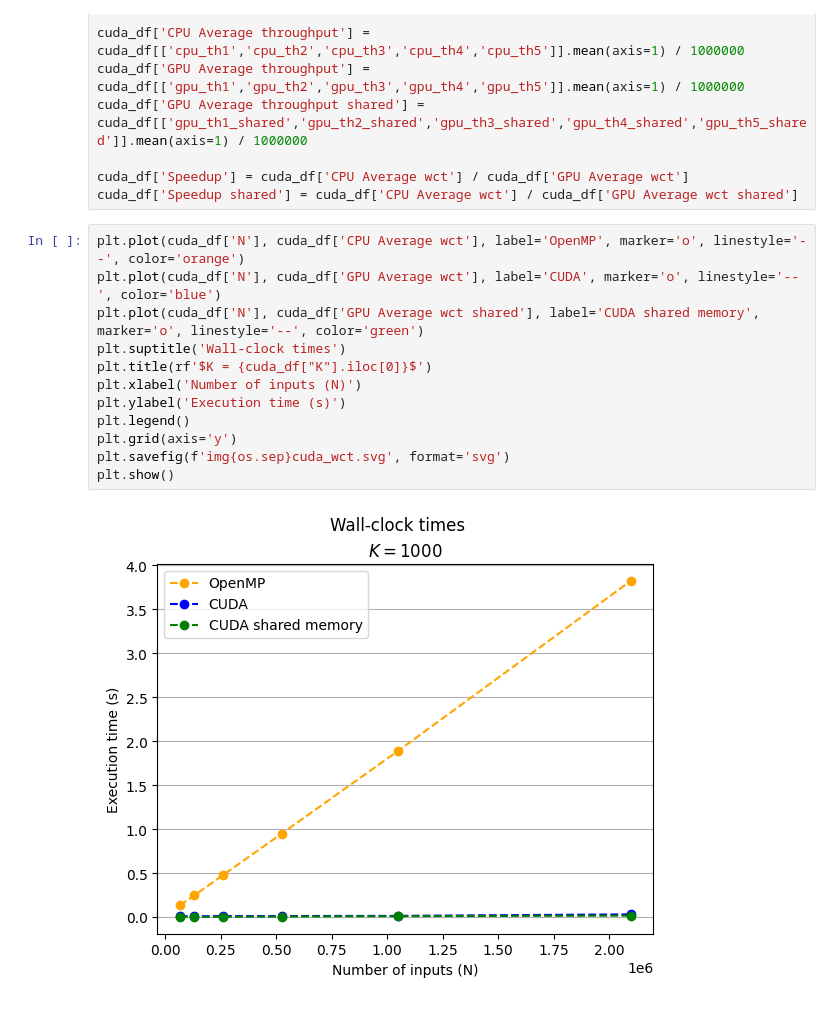
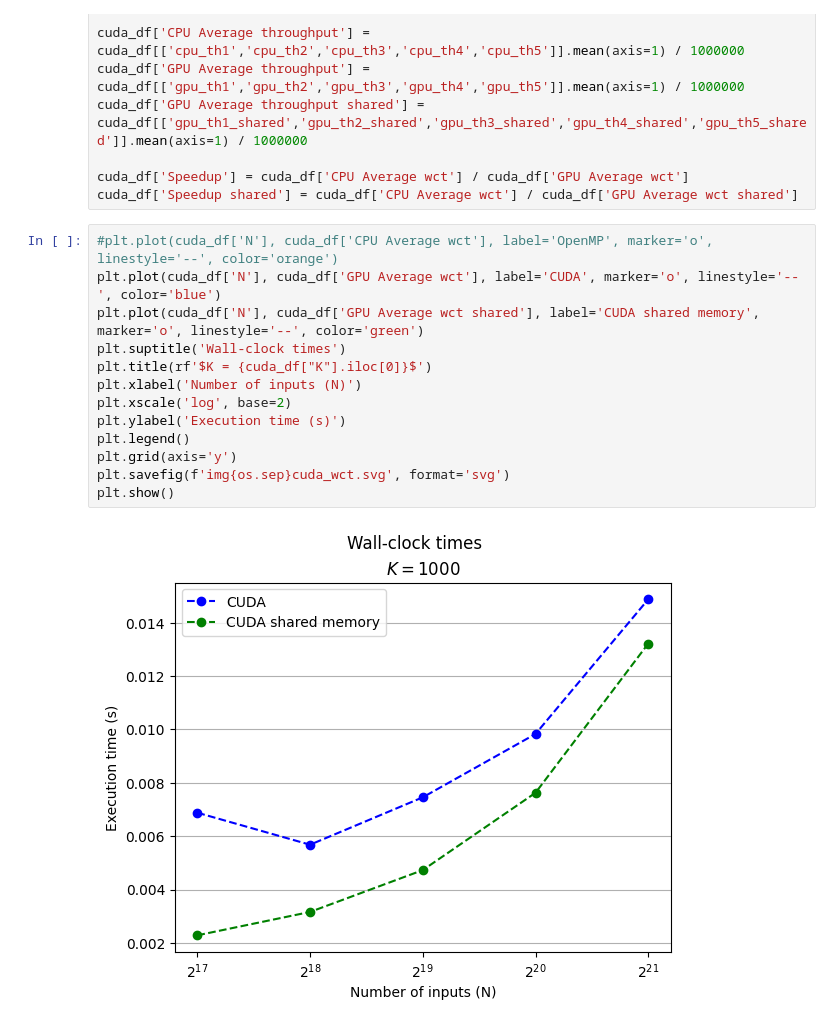
Before and after one commit to MatteoFasulo/Multi-layer-Neural-Network, a Jupyter notebook: scalings.ipynb, the cells around one changed output. Cells and saved outputs as stored; diff of their text form.

Commit message:
Add new run with images and notebook

```diff
--- a/scalings.ipynb
+++ b/scalings.ipynb
@@ -111,19 +110,20 @@ cuda_df['GPU Average throughput shared'] = cuda_df[['gpu_th1_shared','gpu_th2_sh
 cuda_df['Speedup'] = cuda_df['CPU Average wct'] / cuda_df['GPU Average wct']
 cuda_df['Speedup shared'] = cuda_df['CPU Average wct'] / cuda_df['GPU Average wct shared']
 # %%
-plt.plot(cuda_df['N'], cuda_df['CPU Average wct'], label='OpenMP', marker='o', linestyle='--', color='orange')
+#plt.plot(cuda_df['N'], cuda_df['CPU Average wct'], label='OpenMP', marker='o', linestyle='--', color='orange')
 plt.plot(cuda_df['N'], cuda_df['GPU Average wct'], label='CUDA', marker='o', linestyle='--', color='blue')
 plt.plot(cuda_df['N'], cuda_df['GPU Average wct shared'], label='CUDA shared memory', marker='o', linestyle='--', color='green')
 plt.suptitle('Wall-clock times')
 plt.title(rf'$K = {cuda_df["K"].iloc[0]}$')
 plt.xlabel('Number of inputs (N)')
+plt.xscale('log', base=2)
 plt.ylabel('Execution time (s)')
 plt.legend()
 plt.grid(axis='y')
 plt.savefig(f'img{os.sep}cuda_wct.svg', format='svg')
 plt.show()
 # %% [output]
-[figure, old version]
+[figure, new version]
 # %%
 plt.plot(cuda_df['N'], cuda_df['CPU Average throughput'], label='OpenMP', marker='o', linestyle='--', color='orange')
 plt.plot(cuda_df['N'], cuda_df['GPU Average throughput'], label='CUDA', marker='o', linestyle='--', color='blue')
```
Also changed, not shown: parts of 12 cells of this notebook, 7 other files.
